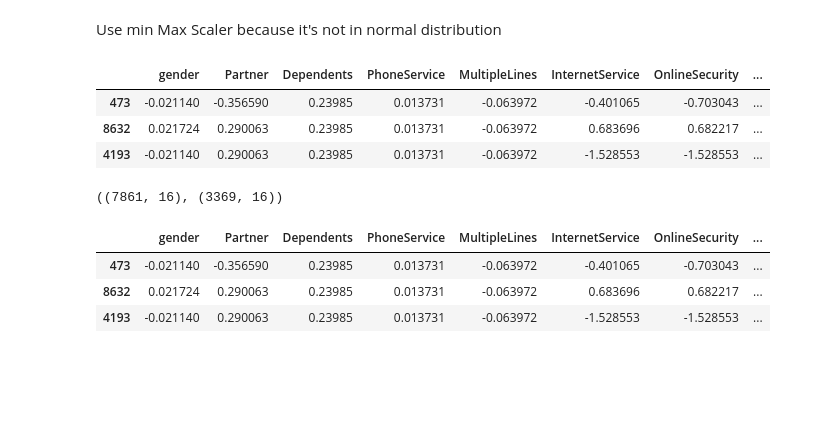
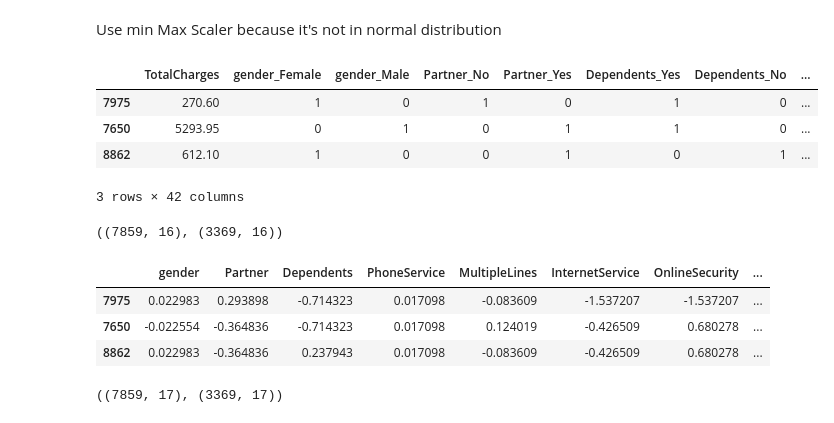
Before and after one commit to Ardavaa/week3, a Jupyter notebook: main.ipynb, the cells around one changed output. Cells and saved outputs as stored; diff of their text form; code cells hidden in the pictures; blank space fills up the shorter version.

```diff
--- a/main.ipynb
+++ b/main.ipynb
@@ -609,6 +625,11 @@ Name: count, dtype: int64
 # %%
-# Turning nO and yeS into No & Yes
-df_chn['Churn'] = df_chn['Churn'].replace('nO', 'No').replace('yeS', 'Yes')
+# Turning "nO",  "yeS", "yEs", "no" into "No" & "Yes" in cat_cols
 
-df_chn.Churn.value_counts()
+df_chn = df_chn.replace({'nO': 'No',
+                         'yeS': 'Yes',
+                         'yEs': 'Yes',
+                         'no': 'No'})
+# check unique value of each cat_cols
+for col in cat_cols:
+    print(f"{col} : {df_chn[col].unique()}")
 # %% [output]
@@ -757,7 +808,9 @@ y_train.shape, y_test.shape
 # %%
 # One hot encoding
-X_train_ohe = pd.get_dummies(X_train, drop_first=True)
-X_test_ohe = pd.get_dummies(X_test, drop_first=True)
+enc = OneHotEncoder()
+
+X_train_ohe = enc.fit_transform(X_train)
+X_test_ohe = enc.transform(X_test)
 
 X_train_ohe.shape, X_test_ohe.shape
 # %% [output]
@@ -876,12 +933,13 @@ X_train_woe.hist(bins=50, figsize=(20, 15));
 # %% [markdown]
 Use min Max Scaler because it's not in normal distribution
 # %%
-X_train_woe.head(3)
+X_train_ohe.head(3)
 # %% [output]
-|  | gender | Partner | Dependents | PhoneService | MultipleLines | InternetService | OnlineSecurity | ... |
-| 473 | -0.021140 | -0.356590 | 0.23985 | 0.013731 | -0.063972 | -0.401065 | -0.703043 | ... |
-| 8632 | 0.021724 | 0.290063 | 0.23985 | 0.013731 | -0.063972 | 0.683696 | 0.682217 | ... |
-| 4193 | -0.021140 | 0.290063 | 0.23985 | 0.013731 | -0.063972 | -1.528553 | -1.528553 | ... |
+|  | TotalCharges | gender_Female | gender_Male | Partner_No | Partner_Yes | Dependents_Yes | Dependents_No | ... |
+| 7975 | 270.60 | 1 | 0 | 1 | 0 | 1 | 0 | ... |
+| 7650 | 5293.95 | 0 | 1 | 0 | 1 | 1 | 0 | ... |
+| 8862 | 612.10 | 1 | 0 | 0 | 1 | 0 | 1 | ... |
+3 rows × 42 columns
 # %%
 X_train_scale = X_train_woe.copy()
 X_test_scale = X_test_woe.copy()
@@ -894,11 +952,19 @@ X_test_scale['TotalCharges'] = scaler.transform(X_test_scale['TotalCharges'].val
 
 X_train_scale.shape, X_test_scale.shape
 # %% [output]
-((7861, 16), (3369, 16))
+((7859, 16), (3369, 16))
 # %%
 X_train_scale.head(3)
 # %% [output]
 |  | gender | Partner | Dependents | PhoneService | MultipleLines | InternetService | OnlineSecurity | ... |
-| 473 | -0.021140 | -0.356590 | 0.23985 | 0.013731 | -0.063972 | -0.401065 | -0.703043 | ... |
-| 8632 | 0.021724 | 0.290063 | 0.23985 | 0.013731 | -0.063972 | 0.683696 | 0.682217 | ... |
-| 4193 | -0.021140 | 0.290063 | 0.23985 | 0.013731 | -0.063972 | -1.528553 | -1.528553 | ... |
+| 7975 | 0.022983 | 0.293898 | -0.714323 | 0.017098 | -0.083609 | -1.537207 | -1.537207 | ... |
+| 7650 | -0.022554 | -0.364836 | -0.714323 | 0.017098 | 0.124019 | -0.426509 | 0.680278 | ... |
+| 8862 | 0.022983 | -0.364836 | 0.237943 | 0.017098 | -0.083609 | -0.426509 | 0.680278 | ... |
+# %%
+# combine X_scale with y into dataframe
+X_train_scale['Churn'] = y_train
+X_test_scale['Churn'] = y_test
+
+X_train_scale.shape, X_test_scale.shape
+# %% [output]
+((7859, 17), (3369, 17))
```
Also changed, not shown: parts of 60 cells of this notebook, 3 other files.
